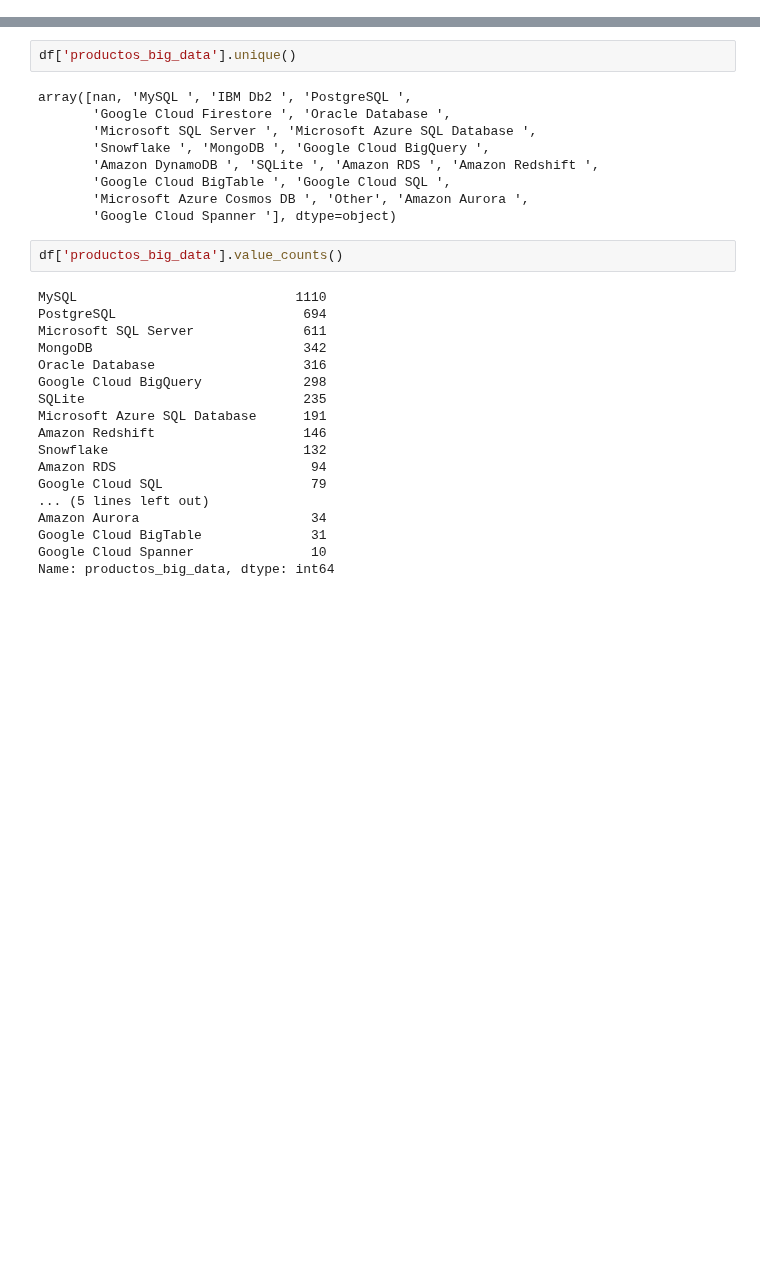
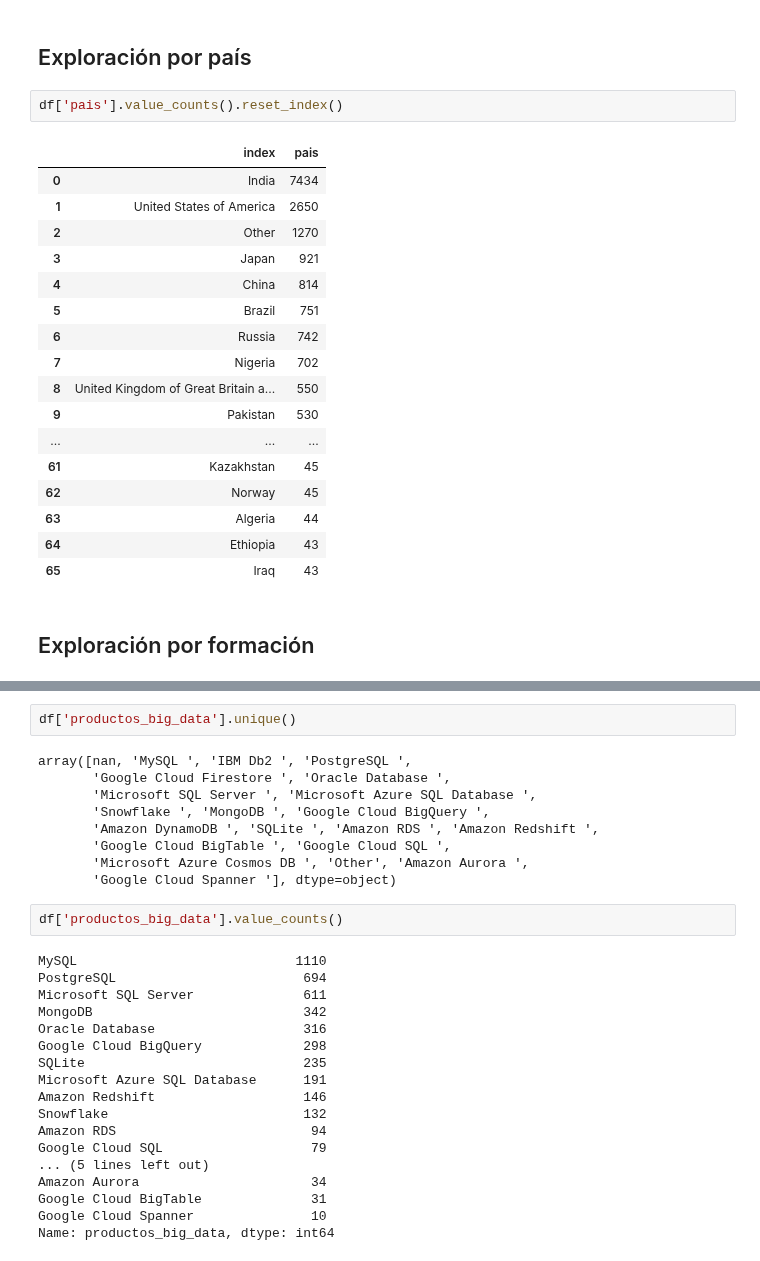
Before and after one commit to Adalab/EDA-ETL-project, a Jupyter notebook: 2.eda.ipynb, the cells around one changed output, grey strips where cells are left out. Saved outputs shown, nothing was run; the diff lists cells and outputs as text; blank space fills up the shorter version.

```diff
--- a/2.eda.ipynb
+++ b/2.eda.ipynb
@@ -73,0 +90,24 @@ df.describe(include='all').T
+# %% [markdown]
+## Exploración por país
+# %%
+df['pais'].value_counts().reset_index()
+# %% [output]
+|  | index | pais |
+| 0 | India | 7434 |
+| 1 | United States of America | 2650 |
+| 2 | Other | 1270 |
+| 3 | Japan | 921 |
+| 4 | China | 814 |
+| 5 | Brazil | 751 |
+| 6 | Russia | 742 |
+| 7 | Nigeria | 702 |
+| 8 | United Kingdom of Great Britain a... | 550 |
+| 9 | Pakistan | 530 |
+| ... | ... | ... |
+| 61 | Kazakhstan | 45 |
+| 62 | Norway | 45 |
+| 63 | Algeria | 44 |
+| 64 | Ethiopia | 43 |
+| 65 | Iraq | 43 |
+# %% [markdown]
+## Exploración por formación
```
Also changed, not shown: parts of 38 cells of this notebook.
